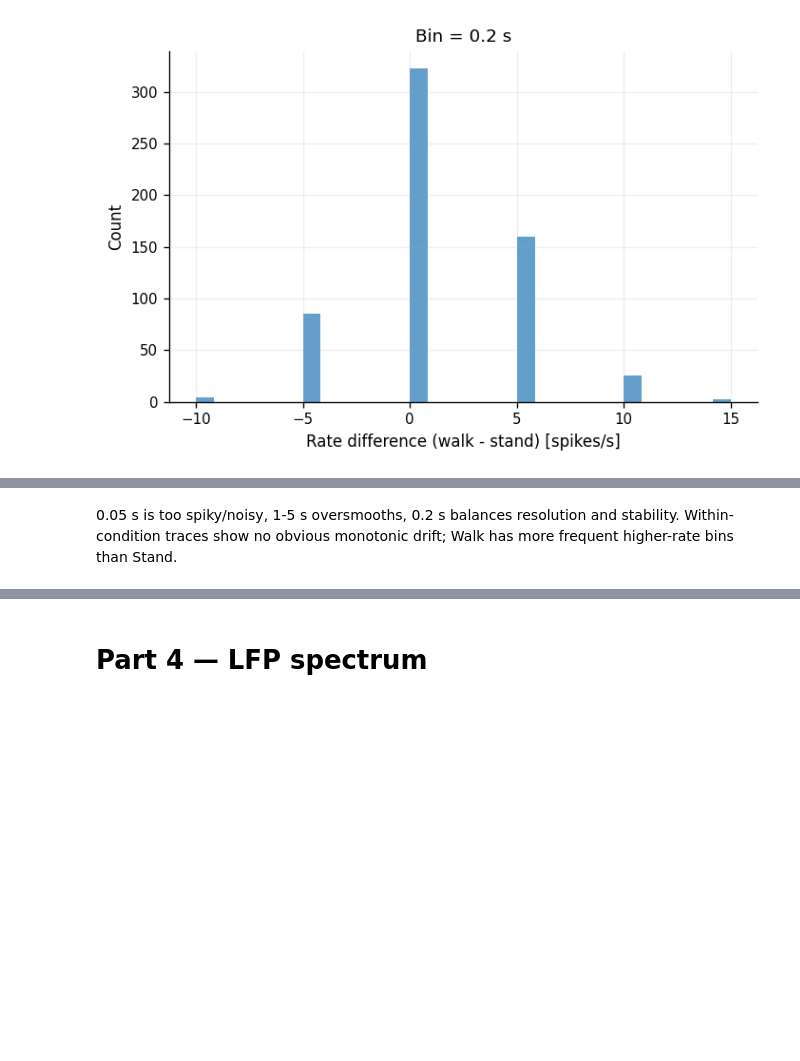
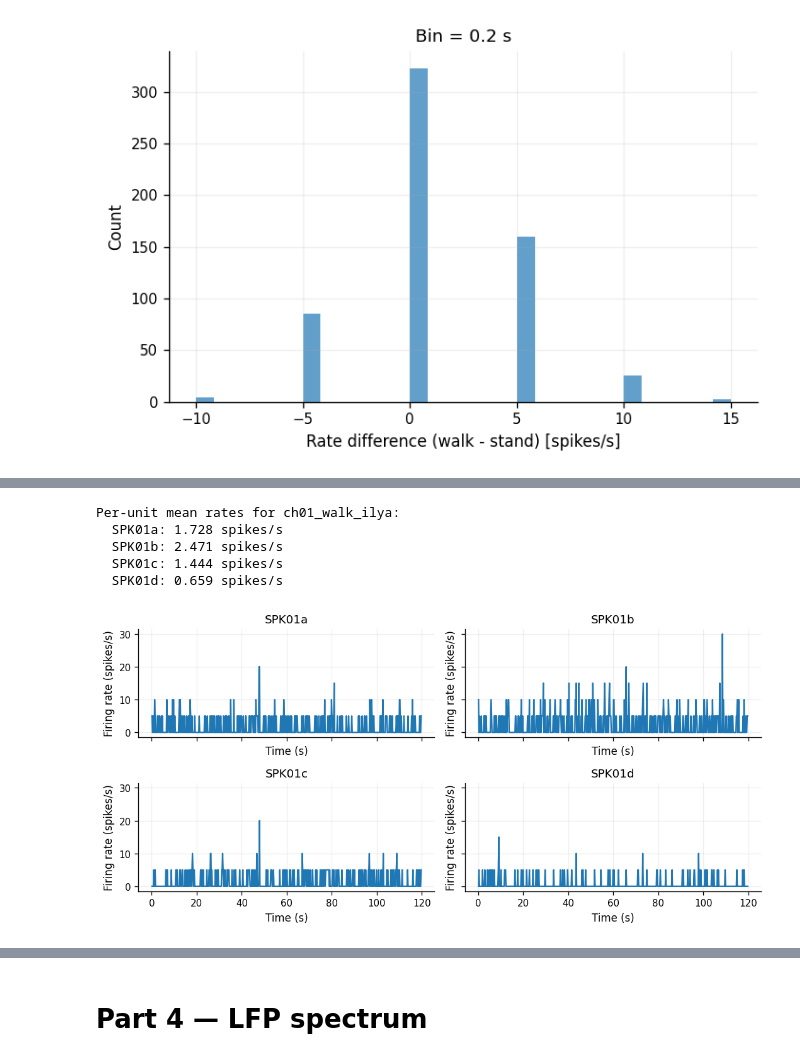
Before and after one commit to ohadgonen/neurolab-5, a Jupyter notebook: lab5.ipynb, the cells around one changed output, grey strips where cells are left out. Drawn from its saved outputs; the diff is of its cells as text; code cells hidden in the pictures; blank space fills up the shorter version.

Commit message:
per unit rate Ilya Daniil

```diff
--- a/lab5.ipynb
+++ b/lab5.ipynb
@@ -583,6 +583,3 @@ with stats_path.open("w", newline="", encoding="utf-8") as handle:
     writer = csv.DictWriter(handle, fieldnames=sorted(stats_rows[0].keys()))
     writer.writeheader()
     writer.writerows(stats_rows)
-# %% [markdown]
-0.05 s is too spiky/noisy, 1-5 s oversmooths, 0.2 s balances resolution and stability.
-Within-condition traces show no obvious monotonic drift; Walk has more frequent higher-rate bins than Stand.
@@ -588,0 +668,9 @@ Within-condition traces show no obvious monotonic drift; Walk has more frequent
+# %%
+per_unit_firing_rates(DATA_DIR / "Ch01 walk Ilya.mat", bin_s=bin_s, label="ch01_walk_ilya")
+# %% [output]
+Per-unit mean rates for ch01_walk_ilya:
+  SPK01a: 1.728 spikes/s
+  SPK01b: 2.471 spikes/s
+  SPK01c: 1.444 spikes/s
+  SPK01d: 0.659 spikes/s
+[figure, added]
```
Also changed, not shown: parts of 4 cells of this notebook, 12 other files.
